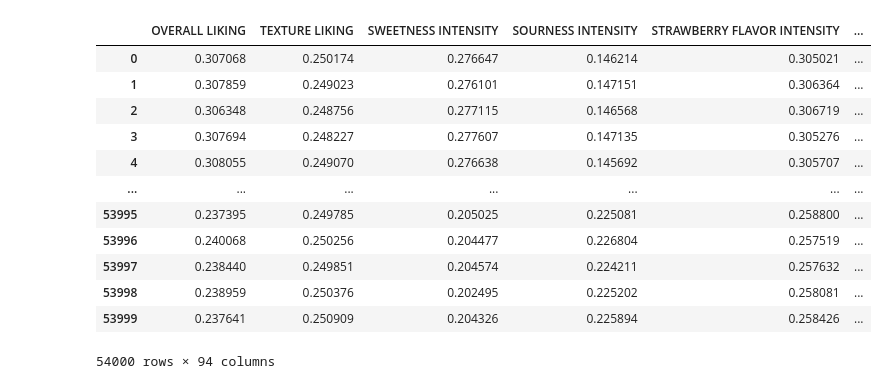
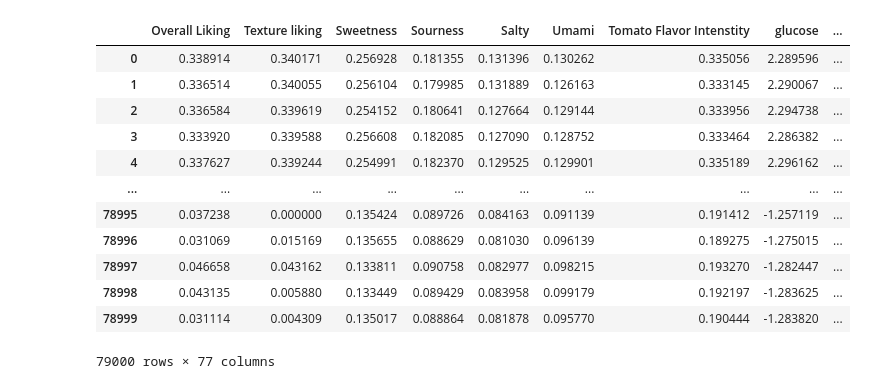
Before and after one commit to Rory-Dam/master_thesis, a Jupyter notebook: strawberry/dataset.ipynb, the cells around one changed output. Saved outputs shown, nothing was run; the diff lists cells and outputs as text; code cells hidden in the pictures.

Commit message:
started with tomato stuff

```diff
--- a/strawberry/dataset.ipynb
+++ b/strawberry/dataset.ipynb
@@ -2,10 +2,12 @@
 import numpy as np
 import pandas as pd
 # %%
-raw_mean = pd.read_csv('../data/Strawberry_mean.csv')
-raw_stderr = pd.read_csv('../data/Strawberry_stderr.csv')
+raw_mean = pd.read_csv('../data/tomato_mean.csv')
+raw_stderr = pd.read_csv('../data/tomato_stderr.csv')
 # %%
-drop_cols = ['CULTIVAR','SEASON','HARVEST WEEK','HARVEST DATE','MEASURE', *raw_stderr.columns[raw_stderr.isna().any()]]
+# drop_cols = ['CULTIVAR','SEASON','HARVEST WEEK','HARVEST DATE','MEASURE', *raw_stderr.columns[raw_stderr.isna().any()]]
+
+drop_cols = ['Variety','panel number','panel date','measure', *raw_stderr.columns[raw_stderr.isna().any()]]
 df_mean = raw_mean.drop(columns=drop_cols)
 df_mean = df_mean.replace('-', np.nan).astype(float)
 df_mean = df_mean.fillna(df_mean.mean())
@@ -33,5 +22,8 @@ drop_cols
 # %%
 def normalize_column(col):
     return (col - col.mean()) / col.std()
+# %%
+# NUM_LABEL_COLS = 5
+NUM_LABEL_COLS = 7
 # %%
 val_dataset = df_mean.copy()
@@ -73,21 +82,22 @@ df_samples
 # %%
 sample_dataset = df_samples.copy()
-sample_dataset[sample_dataset.columns[:5]] = sample_dataset[sample_dataset.columns[:5]] / 100
-sample_dataset[sample_dataset.columns[5:]] = sample_dataset[sample_dataset.columns[5:]].apply(normalize_column, axis=0)
+sample_dataset[sample_dataset.columns[:NUM_LABEL_COLS]] = sample_dataset[sample_dataset.columns[:NUM_LABEL_COLS]].clip(0) / 100
+sample_dataset[sample_dataset.columns[NUM_LABEL_COLS:]] = sample_dataset[sample_dataset.columns[NUM_LABEL_COLS:]].apply(normalize_column, axis=0)
 
-sample_dataset.to_csv('../data/strawberry_samples_big.csv')
+# sample_dataset.to_csv('../data/strawberry_samples_big.csv')
+sample_dataset.to_csv('../data/tomato_samples_big.csv')
 sample_dataset
 # %% [output]
-|  | OVERALL LIKING | TEXTURE LIKING | SWEETNESS INTENSITY | SOURNESS INTENSITY | STRAWBERRY FLAVOR INTENSITY | ... |
-| 0 | 0.307068 | 0.250174 | 0.276647 | 0.146214 | 0.305021 | ... |
-| 1 | 0.307859 | 0.249023 | 0.276101 | 0.147151 | 0.306364 | ... |
-| 2 | 0.306348 | 0.248756 | 0.277115 | 0.146568 | 0.306719 | ... |
-| 3 | 0.307694 | 0.248227 | 0.277607 | 0.147135 | 0.305276 | ... |
-| 4 | 0.308055 | 0.249070 | 0.276638 | 0.145692 | 0.305707 | ... |
-| ... | ... | ... | ... | ... | ... | ... |
-| 53995 | 0.237395 | 0.249785 | 0.205025 | 0.225081 | 0.258800 | ... |
-| 53996 | 0.240068 | 0.250256 | 0.204477 | 0.226804 | 0.257519 | ... |
-| 53997 | 0.238440 | 0.249851 | 0.204574 | 0.224211 | 0.257632 | ... |
-| 53998 | 0.238959 | 0.250376 | 0.202495 | 0.225202 | 0.258081 | ... |
-| 53999 | 0.237641 | 0.250909 | 0.204326 | 0.225894 | 0.258426 | ... |
+|  | Overall Liking | Texture liking | Sweetness | Sourness | Salty | Umami | Tomato Flavor Intenstity | glucose | ... |
+| 0 | 0.338914 | 0.340171 | 0.256928 | 0.181355 | 0.131396 | 0.130262 | 0.335056 | 2.289596 | ... |
+| 1 | 0.336514 | 0.340055 | 0.256104 | 0.179985 | 0.131889 | 0.126163 | 0.333145 | 2.290067 | ... |
+| 2 | 0.336584 | 0.339619 | 0.254152 | 0.180641 | 0.127664 | 0.129144 | 0.333956 | 2.294738 | ... |
+| 3 | 0.333920 | 0.339588 | 0.256608 | 0.182085 | 0.127090 | 0.128752 | 0.333464 | 2.286382 | ... |
+| 4 | 0.337627 | 0.339244 | 0.254991 | 0.182370 | 0.129525 | 0.129901 | 0.335189 | 2.296162 | ... |
+| ... | ... | ... | ... | ... | ... | ... | ... | ... | ... |
+| 78995 | 0.037238 | 0.000000 | 0.135424 | 0.089726 | 0.084163 | 0.091139 | 0.191412 | -1.257119 | ... |
+| 78996 | 0.031069 | 0.015169 | 0.135655 | 0.088629 | 0.081030 | 0.096139 | 0.189275 | -1.275015 | ... |
+| 78997 | 0.046658 | 0.043162 | 0.133811 | 0.090758 | 0.082977 | 0.098215 | 0.193270 | -1.282447 | ... |
+| 78998 | 0.043135 | 0.005880 | 0.133449 | 0.089429 | 0.083958 | 0.099179 | 0.192197 | -1.283625 | ... |
+| 78999 | 0.031114 | 0.004309 | 0.135017 | 0.088864 | 0.081878 | 0.095770 | 0.190444 | -1.283820 | ... |
-54000 rows × 94 columns
+79000 rows × 77 columns
```
Also changed, not shown: parts of 4 cells of this notebook, 6 other files.
